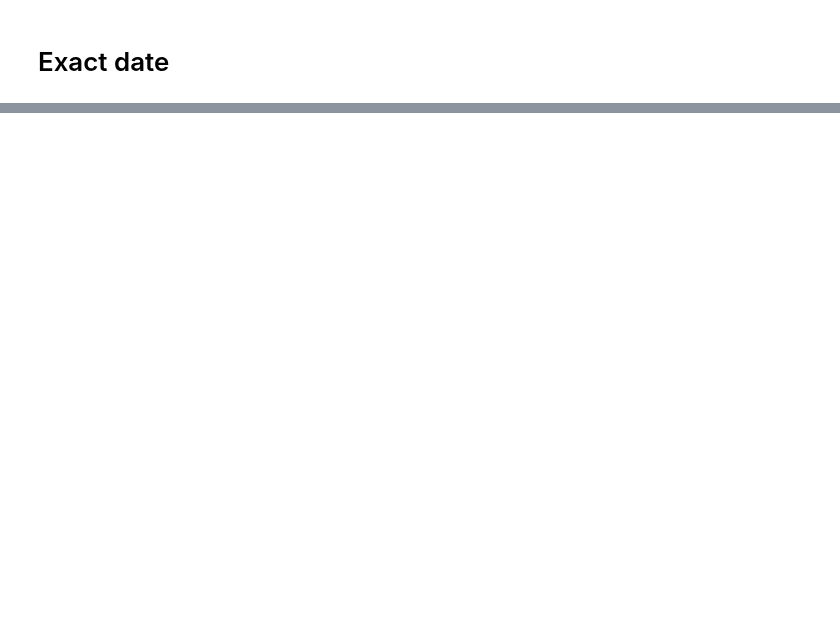
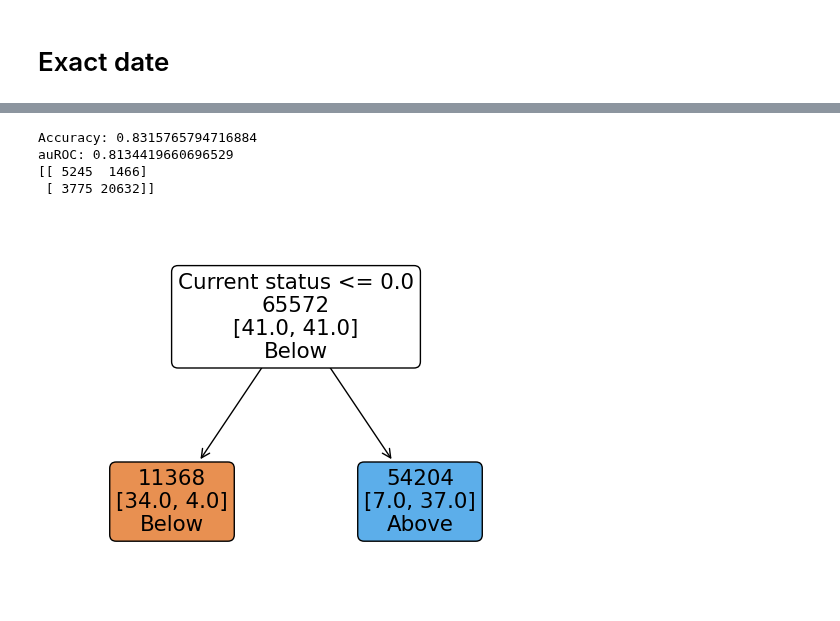
Before and after one commit to RachelMurray-Watson/COVID_forecasting, a Jupyter notebook: Naive_classifier.ipynb, the cells around one changed output, grey strips where cells are left out. Cells and saved outputs as stored; diff of their text form; code cells hidden in the pictures; blank space fills up the shorter version.

```diff
--- a/Naive_classifier.ipynb
+++ b/Naive_classifier.ipynb
@@ -552,0 +564,60 @@ plt.savefig('Graphs/Naive_classifier_predict_each_week.png', dpi = 300)
+# %%
+X_train, y_train, weights, missing_data_train_HSA = prep_training_test_data_period(all_HSA_ID_weekly_data, [3,2], no_weeks = range(1, int(123*2/3) + 1), weeks_in_futre = 3, if_train = False, geography = 'HSA_ID', weight_col = 'weight')
+
+X_test, y_test, weights_test, missing_data_test_HSA = prep_training_test_data_period(all_HSA_ID_weekly_data, [3,2], no_weeks = range(int(123*2/3) + 1, 122), weeks_in_futre = 3, if_train = False, geography = 'HSA_ID',  weight_col = 'weight')
+weights = weights[0]
+# %%
+y_train_shifted = y_train.shift(1)
+y_test_shifted = y_test.shift(1)
+X_train_shifted = X_train.shift(1)
+X_test_shifted = X_test.shift(1)
+
+y_train_shifted.drop(index = 0, inplace = True)
+y_test_shifted.drop(index = 0, inplace = True)
+X_train_shifted.drop(index = 0, inplace = True)
+X_test_shifted.drop(index = 0, inplace = True)
+weights.drop(index = 0, inplace = True)
+#weights = weights[0].to_numpy()
+# %%
+param_grid = {
+    'criterion': ['gini'],#, 'entropy'],
+    'max_depth': np.arange(1, 10),
+    'min_samples_split':  np.arange(2, 100), #[100, 200, 300, 400, 500], #np.arange(50, 200),
+    'min_samples_leaf':  np.arange(2, 100) #100, 200, 300, 400, 500], #np.arange(500, 200)
+}
+
+# Create the Decision Tree classifier
+cv = RepeatedStratifiedKFold(n_splits=10,  n_repeats=10,random_state=1) ## 10-fold cross validations
+
+clf_shifted = DecisionTreeClassifier(random_state=10, class_weight='balanced')
+
+# Perform Randomized Search with 10-fold cross-validation
+random_search = RandomizedSearchCV(clf_shifted, param_grid, n_iter=100, cv=cv, random_state=10)
+random_search.fit(X_train_shifted, y_train_shifted, sample_weight = weights)
+
+best_params = random_search.best_params_
+
+# Create the Decision Tree classifier with the best hyperparameters
+clf_shifted = DecisionTreeClassifier(**best_params, random_state=10, class_weight='balanced')
+
+# Train the decision tree classifier
+clf_shifted.fit(X_train_shifted, y_train_shifted[0],  sample_weight = weights)
+
+# Make predictions on the test set
+y_pred = clf_shifted.predict(X_test_shifted)
+# Evaluate the accuracy of the model
+accuracy = accuracy_score(y_test_shifted[0], y_pred)
+probabilities = clf_shifted.predict_proba(X_test_shifted)[:, 1]
+auroc = roc_auc_score(y_test_shifted, probabilities)
+print("Accuracy:", accuracy)
+print("auROC:", auroc)
+
+print(confusion_matrix(y_test_shifted, y_pred))
+plot_tree(clf_shifted, feature_names=['Current status'], class_names=['Below', 'Above'], filled=True, impurity=False, proportion=False, rounded=True, node_ids=False, label='none', precision=0)
+plt.savefig('Graphs/Naive_classifier_3_week_period_shifted.png', dpi = 300)
+# %% [output]
+Accuracy: 0.8315765794716884
+auROC: 0.8134419660696529
+[[ 5245  1466]
+ [ 3775 20632]]
+[figure, added]
```
Also changed, not shown: parts of 18 cells of this notebook.
